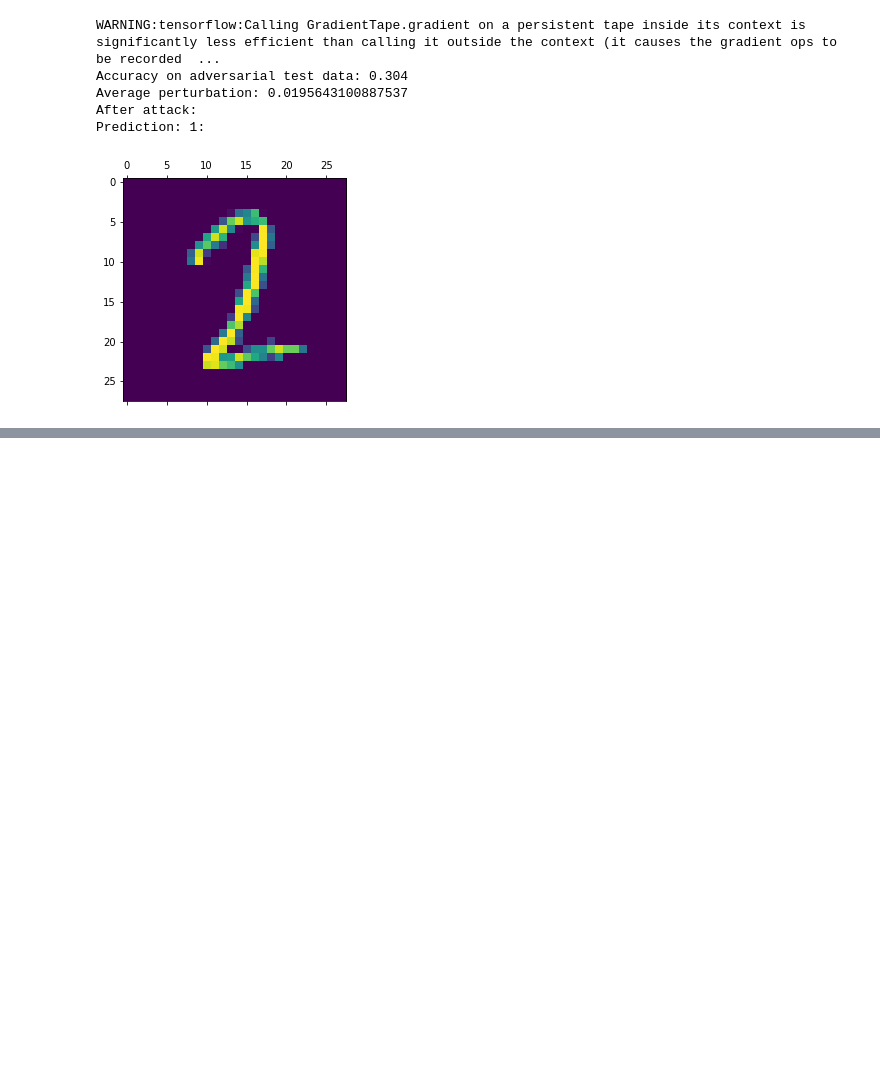
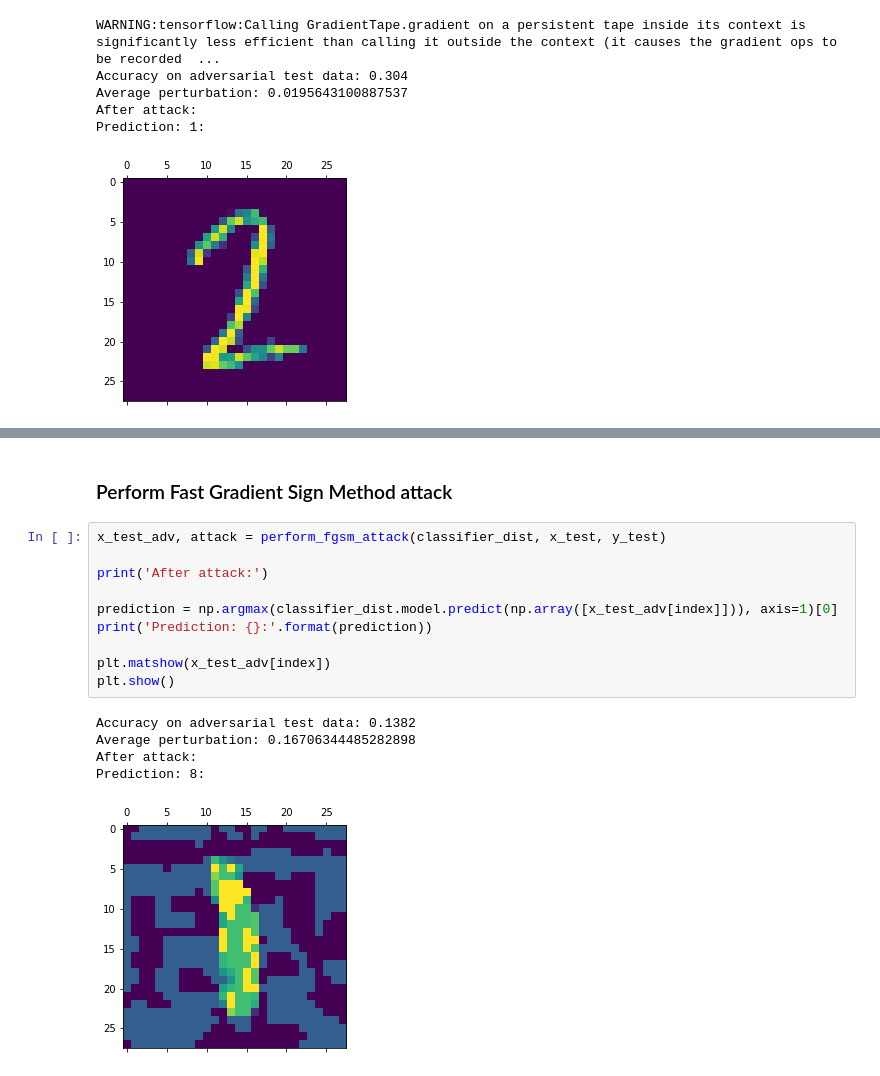
Before and after one commit to jupiterb/ai-garden, a Jupyter notebook: notebooks/NeuralNetworks_TensorFlow_EvasionAttacks.ipynb, the cells around one changed output, grey strips where cells are left out. Cells and saved outputs as stored; diff of their text form; blank space fills up the shorter version.

```diff
--- a/notebooks/NeuralNetworks_TensorFlow_EvasionAttacks.ipynb
+++ b/notebooks/NeuralNetworks_TensorFlow_EvasionAttacks.ipynb
@@ -232,0 +333,18 @@ Prediction: 1:
+# %% [markdown]
+### Perform Fast Gradient Sign Method attack
+# %%
+x_test_adv, attack = perform_fgsm_attack(classifier_dist, x_test, y_test)
+
+print('After attack:')
+
+prediction = np.argmax(classifier_dist.model.predict(np.array([x_test_adv[index]])), axis=1)[0]
+print('Prediction: {}:'.format(prediction))
+
+plt.matshow(x_test_adv[index])
+plt.show()
+# %% [output]
+Accuracy on adversarial test data: 0.1382
+Average perturbation: 0.16706344485282898
+After attack:
+Prediction: 8:
+[figure, added]
```
Also changed, not shown: parts of 8 cells of this notebook.
